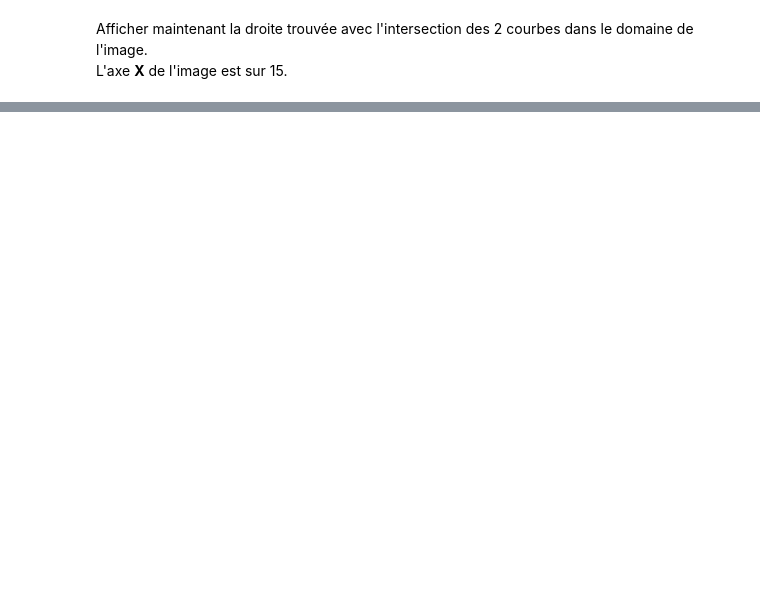
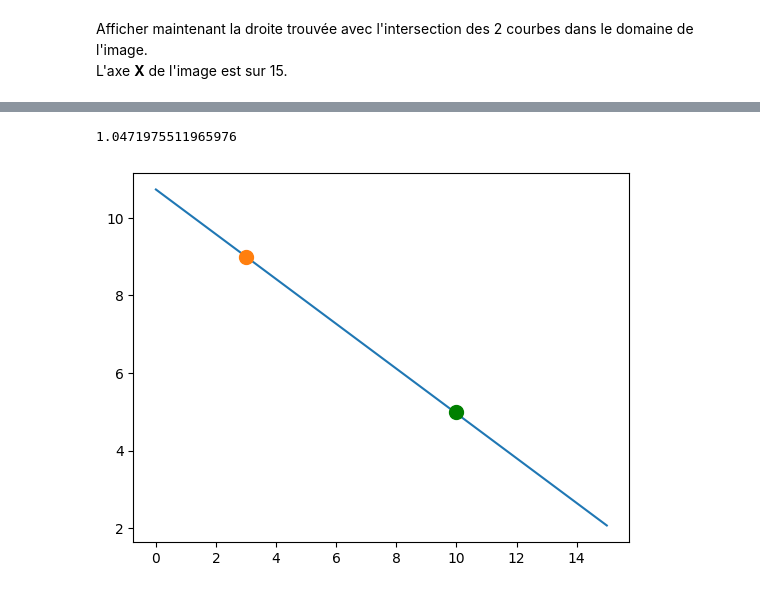
Before and after one commit to zervald/Lab-INF600F, a Jupyter notebook: lab7/Lab6.ipynb, the cells around one changed output, grey strips where cells are left out. Cells and saved outputs as stored; diff of their text form; code cells hidden in the pictures; blank space fills up the shorter version.

```diff
--- a/lab7/Lab6.ipynb
+++ b/lab7/Lab6.ipynb
@@ -83,0 +86,21 @@ min index: (array([60], dtype=int64),)
+# %%
+xs = [0, 15]
+ys = []
+diffabs = abs(np.array(rho1) - np.array(rho2))
+indice = np.where(diffabs == diffabs.min())
+theta = radians(indice[0][0])
+rho = rho1[indice[0][0]]
+print(theta)
+
+
+for x in xs:
+  y = (rho - x*cos(theta)) / sin(theta)
+  ys.append(y)
+
+plt.plot(xs, ys)
+plt.plot([3],[9],marker='o', markersize=10)
+plt.plot([10],[5],marker='o', markersize=10, color="green")
+plt.show()
+# %% [output]
+1.0471975511965976
+[figure, added]
```
Also changed, not shown: parts of 8 cells of this notebook.
